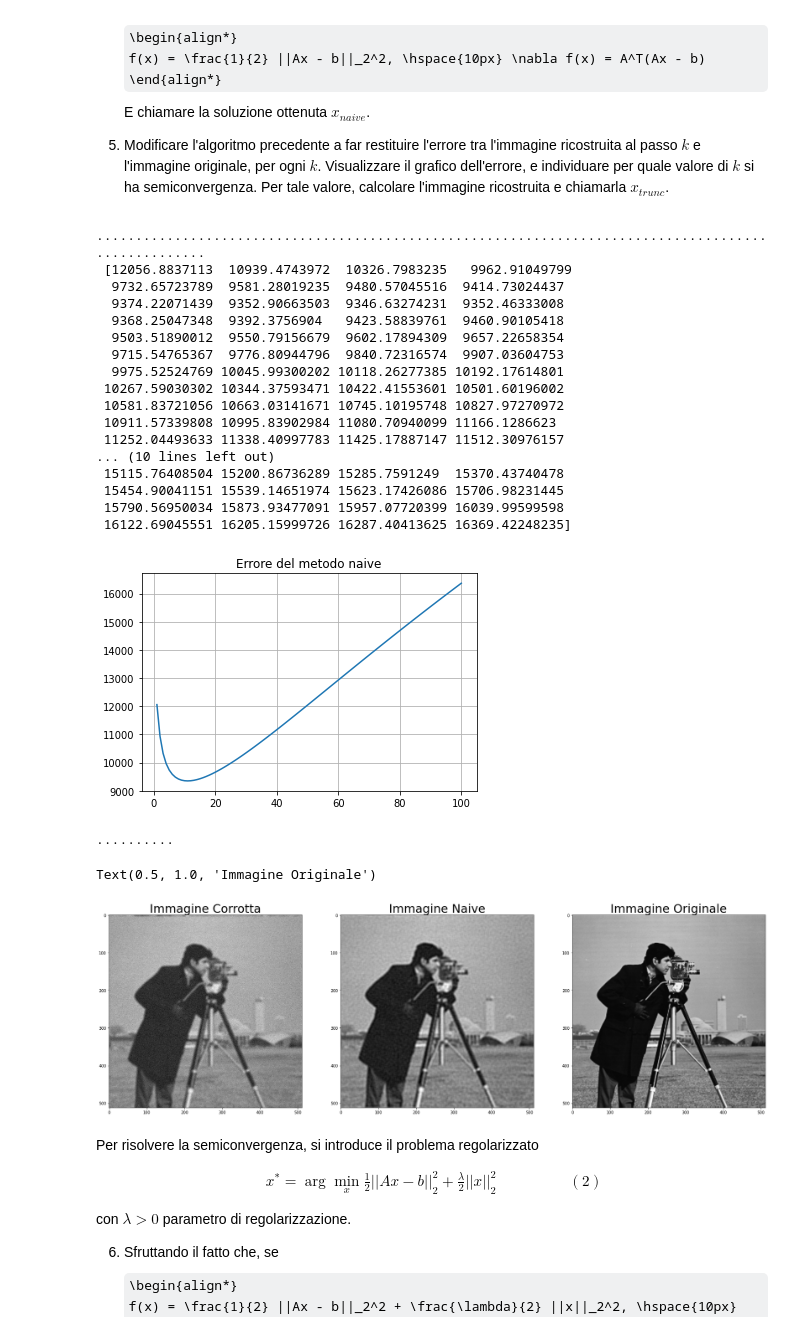
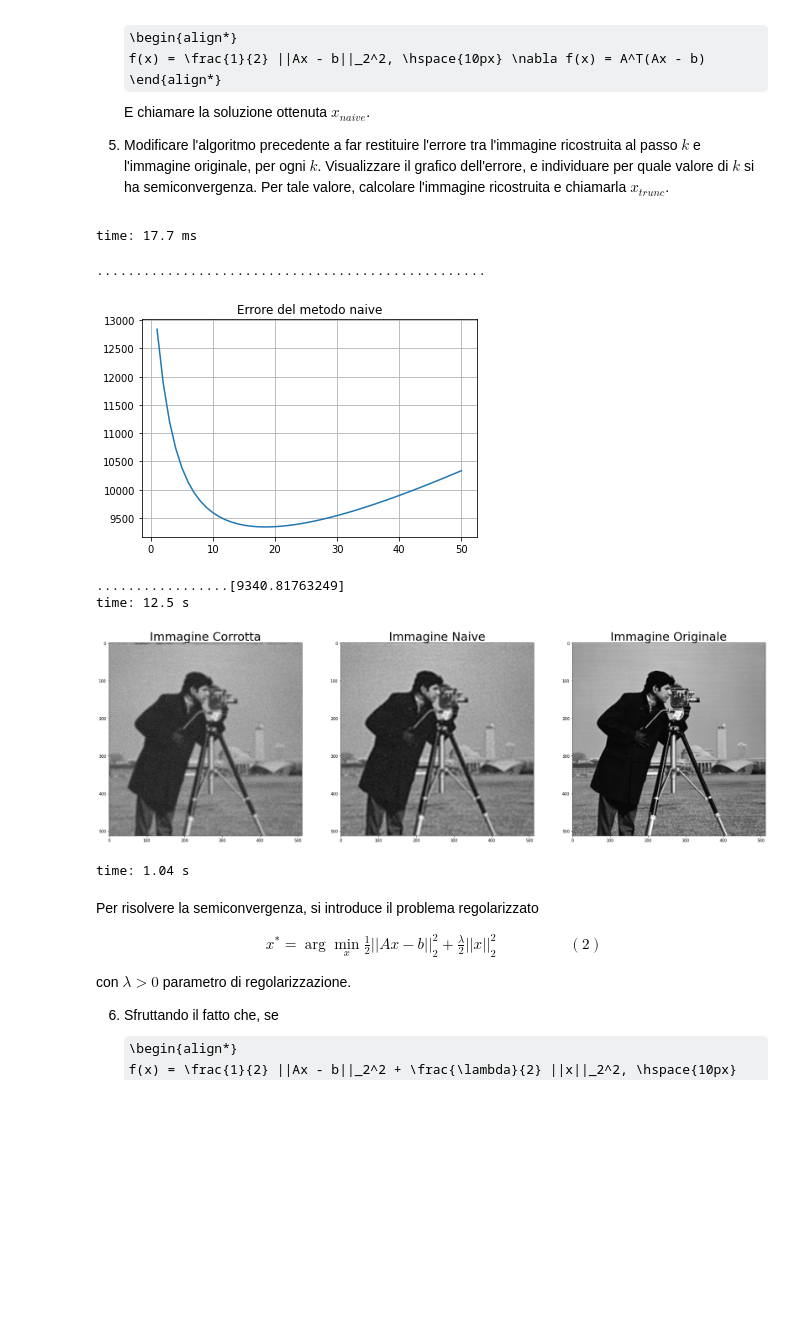
Before and after one commit to lucadonnoh/progetto-deblur, a Jupyter notebook: Progetto_Deblur_CN.ipynb, the cells around one changed output. Drawn from its saved outputs; the diff is of its cells as text; code cells hidden in the pictures; some formulas as TeX source; blank space fills up the shorter version.

```diff
--- a/Progetto_Deblur_CN.ipynb
+++ b/Progetto_Deblur_CN.ipynb
@@ -25,4 +29,6 @@ Visualizzare i risultati ottenuti.
 # %%
+sigma = 0.5
+
 def gkern(kernlen, nsig):
   """
   Genera un kernel per la realizzazione di un filtro di sfocatura Gaussiana.
@@ -40,7 +46,7 @@ def gkern(kernlen, nsig):
   kern2d = np.outer(kern1d, kern1d)
   return kern2d/kern2d.sum()
 
-def A(x, d=7, sigma=0.5):
+def A(x, d=7, sigma=sigma):
   """
   Esegue il prodotto Ax, dove A è la matrice di sfocamento (che, per aumentare l'efficienza, non viene memorizzata).
 
@@ -62,7 +68,7 @@ def A(x, d=7, sigma=0.5):
 
   return np.real(fft.ifft2(K_ext * x))
 
-def AT(x, d=7, sigma=0.5):
+def AT(x, d=7, sigma=sigma):
   """
   Esegue il prodotto A^T x, dove A è la matrice di sfocamento (che, per aumentare l'efficienza, non viene memorizzata).
 
@@ -153,8 +162,8 @@ def grad_f(x, b):
   return AT(A(x)-b)
 
 def next_step(x, b, f, grad):
-  alpha = 0.5
-  rho = 0.5
+  alpha = 0.3
+  rho = 0.5 # 0.5
   c1 = 0.25
   k = 0
 
@@ -180,47 +189,36 @@ def minimize(x0, x_true, b, maxit, abstop):
 
   err = err[:k]  #l'ultima iterazione è esclusa perchè l'estremo destro viene escluso
   return(x, k, err)
+# %% [output]
+time: 17.7 ms
 # %%
-def plot( iters, error, title):
+def plot(iters, error, title):
   err_iteration = np.linspace(1, iters, error.size)
   plt.plot(err_iteration, err_naive)
   plt.title(title)
   plt.grid()
   plt.show()
 
 def find_x_trunc(error):
   return np.where(error == np.amin(error))[0]
 
-MAXITERATIONS=100
+MAXITERATIONS=50
 ABSOLUTE_STOP=1.e-5
 
 x0 = np.zeros(X.shape) # immagine ricostruita al passo 0
 (x_naive, ite_naive, err_naive) = minimize(B, X, B, MAXITERATIONS, ABSOLUTE_STOP) #anche se nelle funzioni viene utilizzato 'x' viene passata 'X' ovvero la matrice dell'immagine
-print("\n", err_naive)
+# print("\n", err_naive)
 plot(ite_naive, err_naive,"Errore del metodo naive")
 
 X_trunc_index = find_x_trunc(err_naive)
 X_trunc,_,_= minimize(x0,X,B,X_trunc_index, ABSOLUTE_STOP)
+
+print(err_naive[X_trunc_index])
 # %% [output]
-....................................................................................................
- [12056.8837113  10939.4743972  10326.7983235   9962.91049799
-  9732.65723789  9581.28019235  9480.57045516  9414.73024437
-  9374.22071439  9352.90663503  9346.63274231  9352.46333008
-  9368.25047348  9392.3756904   9423.58839761  9460.90105418
-  9503.51890012  9550.79156679  9602.17894309  9657.22658354
-  9715.54765367  9776.80944796  9840.72316574  9907.03604753
-  9975.52524769 10045.99300202 10118.26277385 10192.17614801
- 10267.59030302 10344.37593471 10422.41553601 10501.60196002
- 10581.83721056 10663.03141671 10745.10195748 10827.97270972
- 10911.57339808 10995.83902984 11080.70940099 11166.1286623
- 11252.04493633 11338.40997783 11425.17887147 11512.30976157
-... (10 lines left out)
- 15115.76408504 15200.86736289 15285.7591249  15370.43740478
- 15454.90041151 15539.14651974 15623.17426086 15706.98231445
- 15790.56950034 15873.93477091 15957.07720399 16039.99599598
- 16122.69045551 16205.15999726 16287.40413625 16369.42248235]
+..................................................
-[figure, old version]
+[figure, new version]
-..........
+.................[9340.81763249]
+time: 12.5 s
 # %%
 #Plottiamo il risultato
 plt.figure(figsize=(30, 10))
@@ -236,9 +234,11 @@ plt.title('Immagine Naive', fontsize=30)
 fig3 = plt.subplot(1, 3, 3)
 fig3.imshow(X, cmap='gray')
 plt.title('Immagine Originale', fontsize=30)
+
+plt.show()
 # %% [output]
+[figure]
-Text(0.5, 1.0, 'Immagine Originale')
+time: 1.04 s
-[figure]
 # %% [markdown]
 Per risolvere la semiconvergenza, si introduce il problema regolarizzato
 
```
Also changed, not shown: parts of 3 cells of this notebook.
